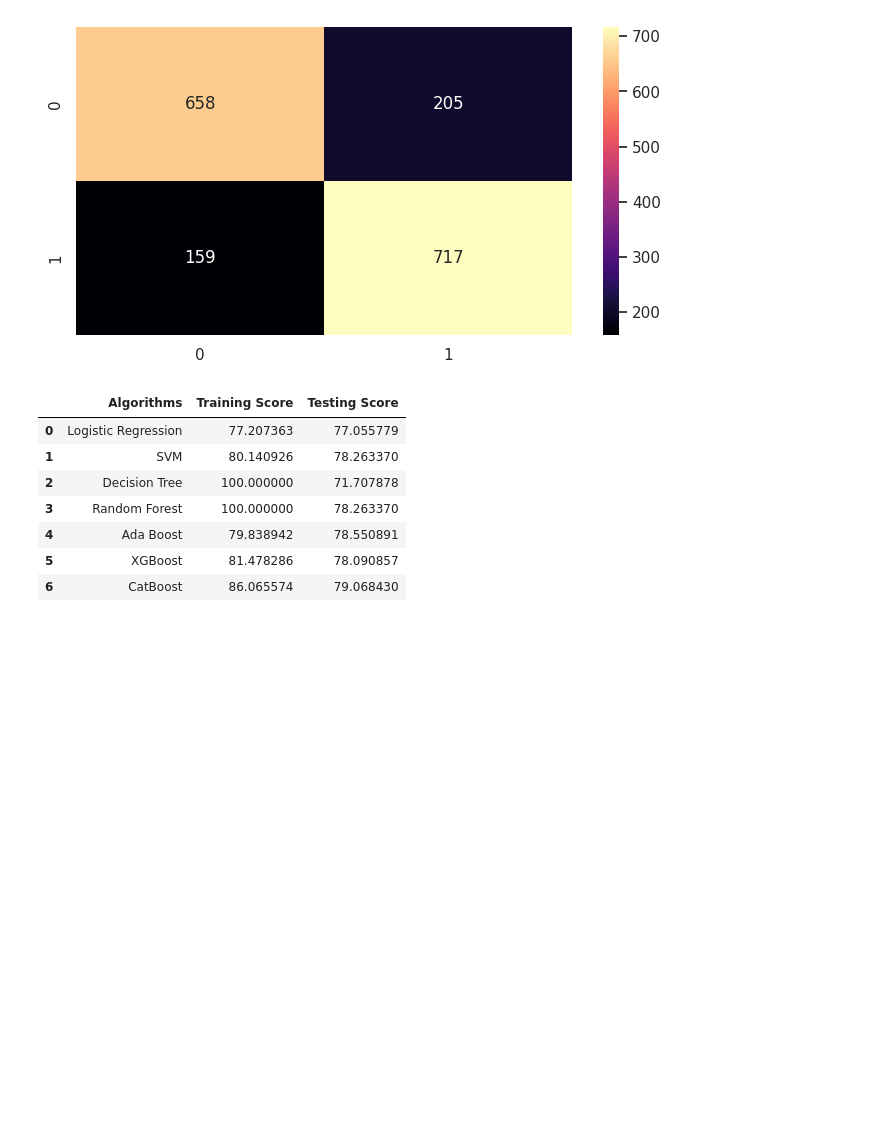
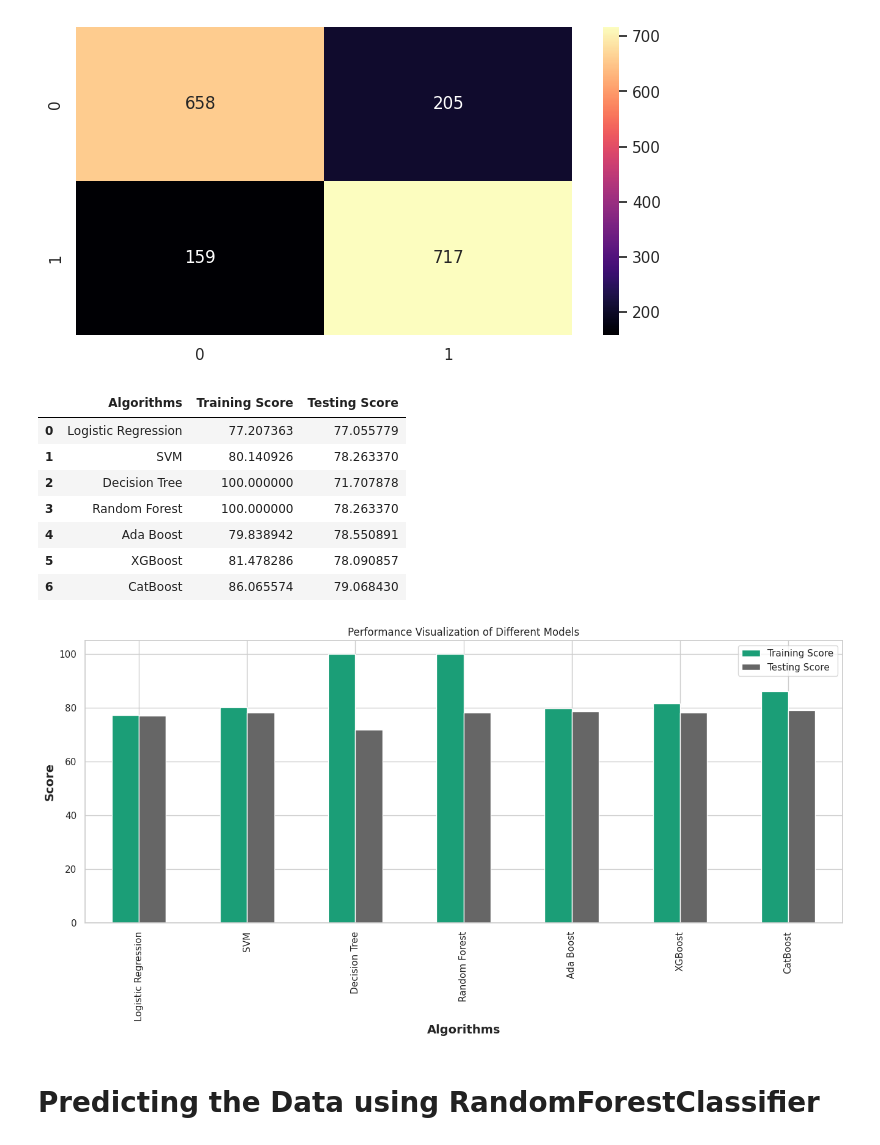
Before and after one commit to 7PAM2015-0509-2023-Team-8/Kaggle-Challenge, a Jupyter notebook: Kaggle_Challenge.ipynb, the cells around one changed output. Saved outputs shown, nothing was run; the diff lists cells and outputs as text; code cells hidden in the pictures; blank space fills up the shorter version.

```diff
--- a/Kaggle_Challenge.ipynb
+++ b/Kaggle_Challenge.ipynb
@@ -915,3 +917,13 @@ df
 | 4 | Ada Boost | 79.838942 | 78.550891 |
 | 5 | XGBoost | 81.478286 | 78.090857 |
 | 6 | CatBoost | 86.065574 | 79.068430 |
+# %%
+df.plot(x="Algorithms",y=["Training Score","Testing Score"], figsize=(16,6),kind="bar",
+        title="Performance Visualization of Different Models",colormap="Dark2")
+plt.xlabel("Algorithms", fontsize=14, fontweight='bold')
+plt.ylabel("Score", fontsize=14, fontweight='bold')
+plt.show()
+# %% [output]
+[figure, added]
+# %% [markdown]
+# Predicting the Data using RandomForestClassifier
```
Also changed, not shown: parts of 4 cells of this notebook.
